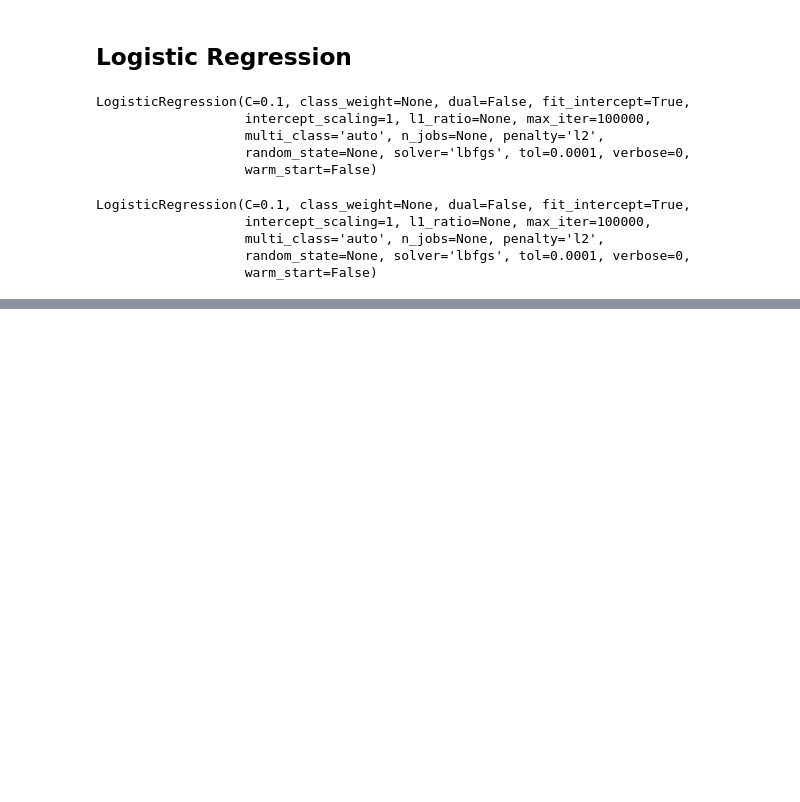
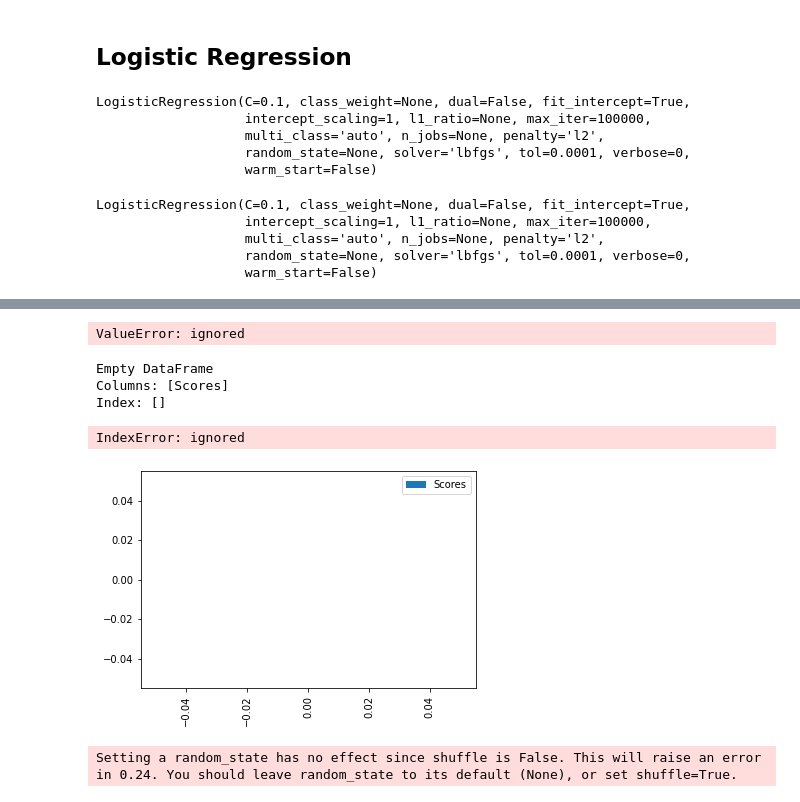
Before and after one commit to basakstuff/HAR-using-Smartphones, a Jupyter notebook: Data_Mining.ipynb, the cells around one changed output, grey strips where cells are left out. Cells and saved outputs as stored; diff of their text form; code cells hidden in the pictures; blank space fills up the shorter version.

```diff
--- a/Data_Mining.ipynb
+++ b/Data_Mining.ipynb
@@ -412,0 +715,55 @@ Time of Logistic Regression 28.6513
+# %%
+# Standardize the dataset
+pipelines = []
+pipelines.append(('LR', Pipeline([('Scaler', StandardScaler()),('LR',
+LogisticRegression(C=100,solver='lbfgs', max_iter=100000))])))
+pipelines.append(('QDA', Pipeline([('Scaler', StandardScaler()),('LDA',
+QuadraticDiscriminantAnalysis())])))
+pipelines.append(('KNN', Pipeline([('Scaler', StandardScaler()),('KNN',
+KNeighborsClassifier(7))])))
+pipelines.append(('D.Tree', Pipeline([('Scaler', StandardScaler()),('CART',
+DecisionTreeClassifier())])))
+pipelines.append(('NB', Pipeline([('Scaler', StandardScaler()),('NB',
+GaussianNB())])))
+pipelines.append(('SVM', Pipeline([('Scaler', StandardScaler()),('SVM', SVC(C=100,kernel='rbf',decision_function_shape='ovo' ))])))
+results = []
+names = []
+for name, model in pipelines:
+    model.fit(trainData,trainLabelE)
+    y_pred = model.predict(LDA_testdata)
+    results.append(accuracy_score(y_pred,testLabelE))
+    names.append(name)
+    msg = "%s: %f" % (name, accuracy_score(y_pred,testLabelE))
+    print(msg)
+# %% [output]
+ValueError: ignored
+# %%
+score_df = pd.DataFrame({'Model':names,'Scores':results}).set_index('Model')
+print(score_df)
+ax=score_df.plot.bar()
+ax.set_xticklabels(score_df.index,rotation=45,fontsize=10)
+plt.grid(True)
+# %% [output]
+Empty DataFrame
+Columns: [Scores]
+Index: []
+IndexError: ignored
+[figure, added]
+# %%
+scaler = StandardScaler().fit(trainData)
+rescaledX = scaler.transform(trainData)
+c_values = [0.1, 1.0, 100, 1000]
+kernel_values = ['linear', 'rbf']
+param_grid = dict(C=c_values, kernel=kernel_values)
+model = SVC()
+kfold = KFold(n_splits=5, random_state=7)
+grid = GridSearchCV(estimator=model, param_grid=param_grid, scoring='accuracy', cv=kfold)
+grid_result = grid.fit(rescaledX, trainLabelE)
+print("Best: %f using %s" % (grid_result.best_score_, grid_result.best_params_))
+means = grid_result.cv_results_['mean_test_score']
+stds = grid_result.cv_results_['std_test_score']
+params = grid_result.cv_results_['params']
+for mean, stdev, param in zip(means, stds, params):
+    print("%f (%f) with: %r" % (mean, stdev, param))
+# %% [output]
+Setting a random_state has no effect since shuffle is False. This will raise an error in 0.24. You should leave random_state to its default (None), or set shuffle=True.
```
Also changed, not shown: parts of 26 cells of this notebook.
